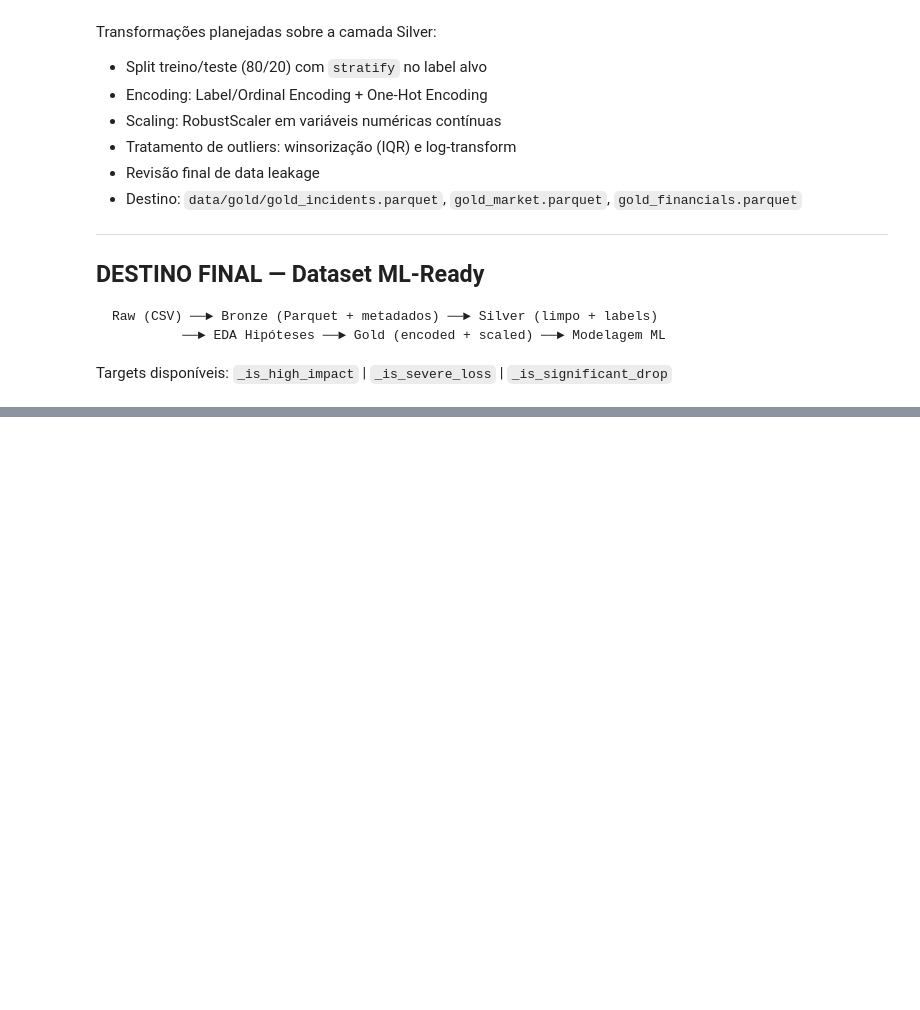
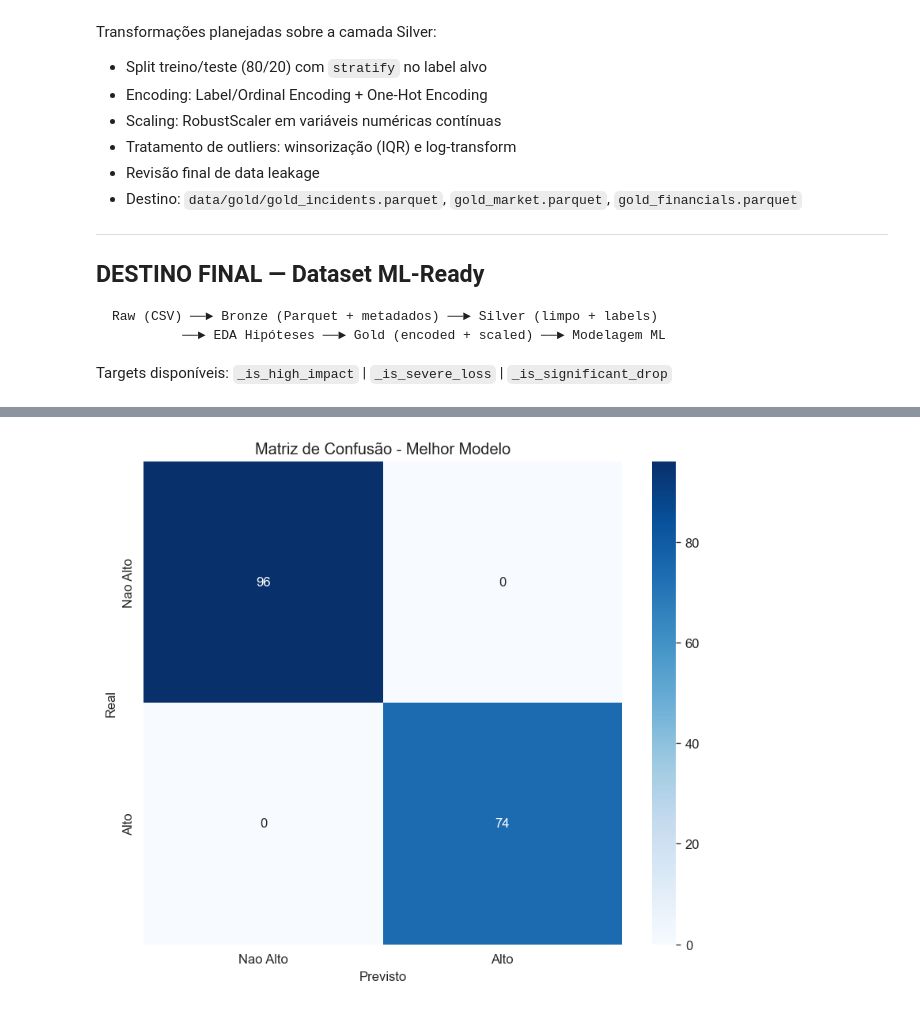
Before and after one commit to RodrigoMrqs/Arquitetura_medalion_para_cyberseguranca, a Jupyter notebook: notebook.ipynb, the cells around one changed output, grey strips where cells are left out. Drawn from its saved outputs; the diff is of its cells as text; code cells hidden in the pictures; blank space fills up the shorter version.

```diff
--- a/notebook.ipynb
+++ b/notebook.ipynb
@@ -1414,0 +1488,13 @@ Targets disponíveis: `_is_high_impact` | `_is_severe_loss` | `_is_significant_d
+# %%
+# Escalar features apenas no conjunto de treino/validação (fit no treino)
+scaler = StandardScaler()
+X_train_s = pd.DataFrame(scaler.fit_transform(X_train), columns=X_train.columns, index=X_train.index)
+X_test_s = pd.DataFrame(scaler.transform(X_test), columns=X_test.columns, index=X_test.index)
+
+# Treinar modelos
+dt_v1 = DecisionTreeClassifier(max_depth=5, criterion='gini', random_state=42)
+dt_v2 = DecisionTreeClassifier(max_depth=10, criterion='entropy', random_state=42)
+
+dt_v1.fit(X_train_s, y_train)
+dt_v2.fit(X_train_s, y_train)
+print('Modelos treinados')
@@ -1414,0 +1503,18 @@ Targets disponíveis: `_is_high_impact` | `_is_severe_loss` | `_is_significant_d
+# %%
+# Avaliar modelos
+pred1 = dt_v1.predict(X_test_s)
+pred2 = dt_v2.predict(X_test_s)
+
+metrics = pd.DataFrame({
+    'Modelo':['DT_v1 (d=5,gini)','DT_v2 (d=10,entropy)'],
+    'Acurácia':[accuracy_score(y_test,pred1), accuracy_score(y_test,pred2)],
+    'Precisão':[precision_score(y_test,pred1,zero_division=0), precision_score(y_test,pred2,zero_division=0)],
+    'Recall':[recall_score(y_test,pred1,zero_division=0), recall_score(y_test,pred2,zero_division=0)],
+    'F1-score':[f1_score(y_test,pred1,zero_division=0), f1_score(y_test,pred2,zero_division=0)]
+})
+metrics[['Acurácia','Precisão','Recall','F1-score']] = metrics[['Acurácia','Precisão','Recall','F1-score']].round(4)
+display(metrics)
+
+best_idx = metrics['F1-score'].idxmax()
+best_model = dt_v1 if best_idx==0 else dt_v2
+print('Melhor modelo:', metrics.loc[best_idx,'Modelo'])
@@ -1414,0 +1526,14 @@ Targets disponíveis: `_is_high_impact` | `_is_severe_loss` | `_is_significant_d
+# %%
+# Matriz de confusão e salvamento
+from sklearn.metrics import confusion_matrix
+bpred = best_model.predict(X_test_s)
+cm = confusion_matrix(y_test, bpred)
+plt.figure(figsize=(7,6))
+sns.heatmap(cm, annot=True, fmt='d', cmap='Blues', xticklabels=['Nao Alto','Alto'], yticklabels=['Nao Alto','Alto'])
+plt.title('Matriz de Confusão - Melhor Modelo')
+plt.ylabel('Real')
+plt.xlabel('Previsto')
+plt.tight_layout()
+plt.show()
+# %% [output]
+[figure, added]
```
Also changed, not shown: parts of 27 cells of this notebook, 10 other files.
